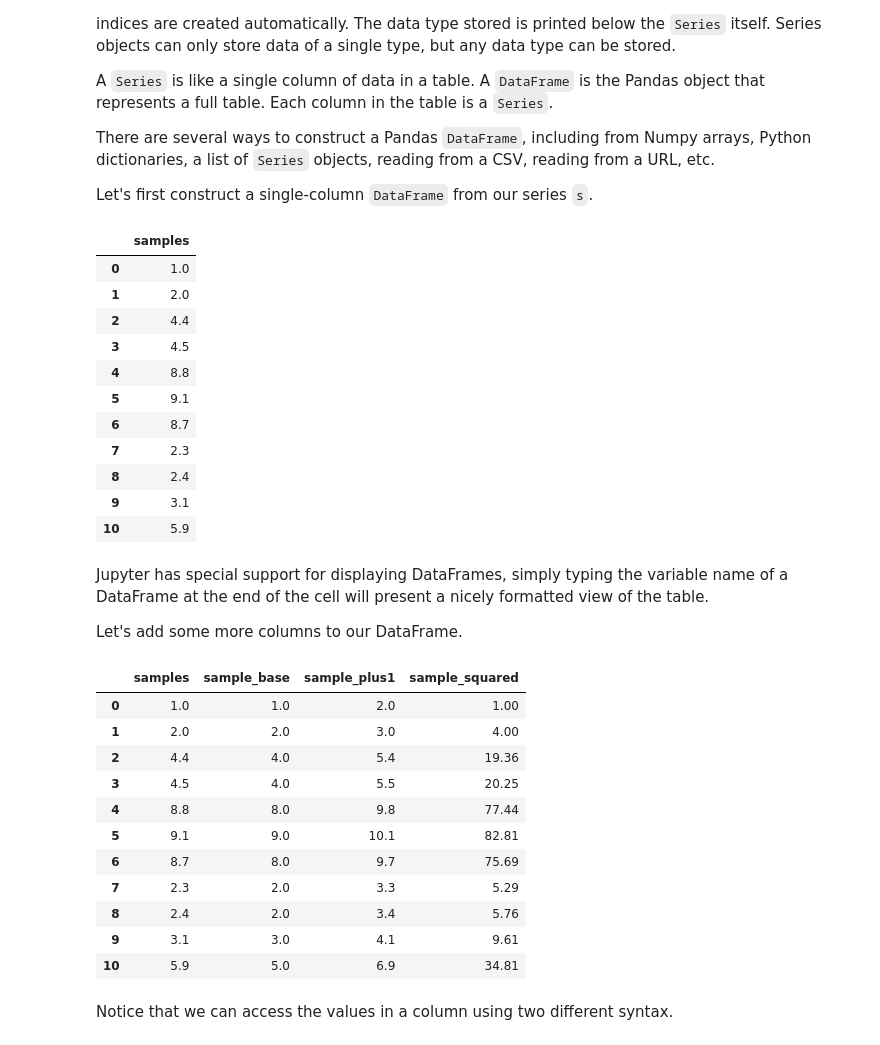
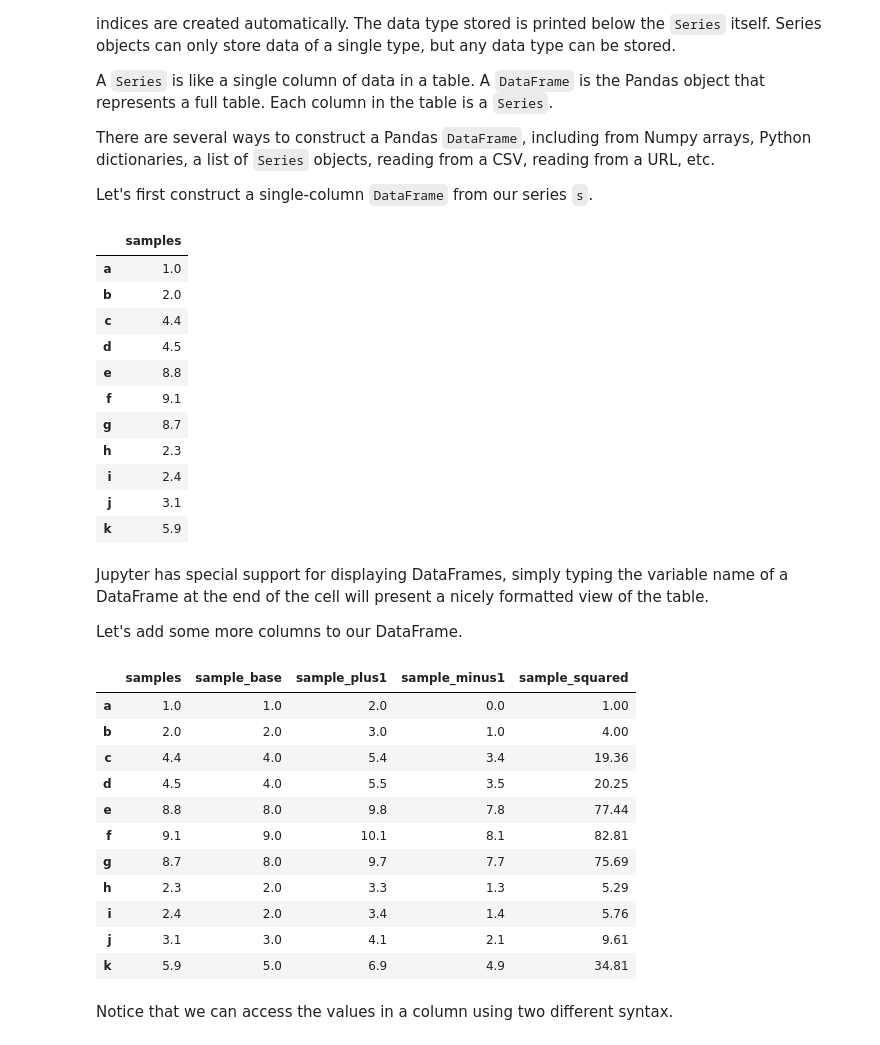
Before and after one commit to MitsDan/github.com-MitsDan-MitsDan.github.io, a Jupyter notebook: Day1/numpy_pandas.ipynb, the cells around one changed output. Drawn from its saved outputs; the diff is of its cells as text; code cells hidden in the pictures.

```diff
--- a/Day1/numpy_pandas.ipynb
+++ b/Day1/numpy_pandas.ipynb
@@ -168,7 +169,8 @@ import pandas as pd
 
 # Lets create a sample Series object
 x = [1.0, 2.0, 4.4, 4.5, 8.8, 9.1, 8.7, 2.3, 2.4, 3.1, 5.9]
-s = pd.Series(x)
+y = ['a','b','c','d','e','f','g','h','i','j','k']
+s = pd.Series(x,y,name='samples')
 
 print(s)
 # %% [output]
@@ -193,21 +195,21 @@ There are several ways to construct a Pandas `DataFrame`, including from Numpy a
 
 Let's first construct a single-column `DataFrame` from our series `s`.
 # %%
-df = pd.DataFrame(s, columns=["samples"])
+df = s.to_frame()#pd.DataFrame(s, columns=["samples","alphabets"])
 df
 # %% [output]
 |  | samples |
-| 0 | 1.0 |
-| 1 | 2.0 |
-| 2 | 4.4 |
-| 3 | 4.5 |
-| 4 | 8.8 |
-| 5 | 9.1 |
-| 6 | 8.7 |
-| 7 | 2.3 |
-| 8 | 2.4 |
-| 9 | 3.1 |
-| 10 | 5.9 |
+| a | 1.0 |
+| b | 2.0 |
+| c | 4.4 |
+| d | 4.5 |
+| e | 8.8 |
+| f | 9.1 |
+| g | 8.7 |
+| h | 2.3 |
+| i | 2.4 |
+| j | 3.1 |
+| k | 5.9 |
 # %% [markdown]
 Jupyter has special support for displaying DataFrames, simply typing the variable name of a DataFrame at the end of the cell will present a nicely formatted view of the table.
 
@@ -215,21 +217,22 @@ Let's add some more columns to our DataFrame.
 # %%
 df["sample_base"] = df["samples"] // 1
 df["sample_plus1"] = df["samples"] + 1
+df["sample_minus1"] = df["samples"] - 1
 df["sample_squared"] = df.samples.values**2
 df
 # %% [output]
-|  | samples | sample_base | sample_plus1 | sample_squared |
-| 0 | 1.0 | 1.0 | 2.0 | 1.00 |
-| 1 | 2.0 | 2.0 | 3.0 | 4.00 |
-| 2 | 4.4 | 4.0 | 5.4 | 19.36 |
-| 3 | 4.5 | 4.0 | 5.5 | 20.25 |
-| 4 | 8.8 | 8.0 | 9.8 | 77.44 |
-| 5 | 9.1 | 9.0 | 10.1 | 82.81 |
-| 6 | 8.7 | 8.0 | 9.7 | 75.69 |
-| 7 | 2.3 | 2.0 | 3.3 | 5.29 |
-| 8 | 2.4 | 2.0 | 3.4 | 5.76 |
-| 9 | 3.1 | 3.0 | 4.1 | 9.61 |
-| 10 | 5.9 | 5.0 | 6.9 | 34.81 |
+|  | samples | sample_base | sample_plus1 | sample_minus1 | sample_squared |
+| a | 1.0 | 1.0 | 2.0 | 0.0 | 1.00 |
+| b | 2.0 | 2.0 | 3.0 | 1.0 | 4.00 |
+| c | 4.4 | 4.0 | 5.4 | 3.4 | 19.36 |
+| d | 4.5 | 4.0 | 5.5 | 3.5 | 20.25 |
+| e | 8.8 | 8.0 | 9.8 | 7.8 | 77.44 |
+| f | 9.1 | 9.0 | 10.1 | 8.1 | 82.81 |
+| g | 8.7 | 8.0 | 9.7 | 7.7 | 75.69 |
+| h | 2.3 | 2.0 | 3.3 | 1.3 | 5.29 |
+| i | 2.4 | 2.0 | 3.4 | 1.4 | 5.76 |
+| j | 3.1 | 3.0 | 4.1 | 2.1 | 9.61 |
+| k | 5.9 | 5.0 | 6.9 | 4.9 | 34.81 |
 # %% [markdown]
 Notice that we can access the values in a column using two different syntax.
 # %% [markdown]
```
Also changed, not shown: parts of 4 cells of this notebook.
